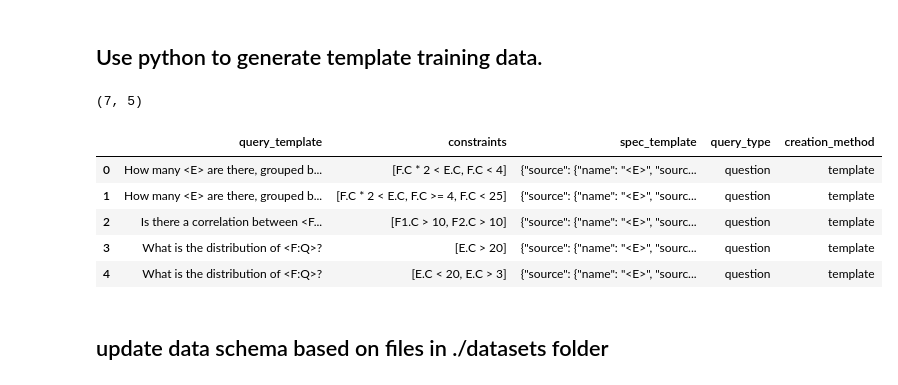
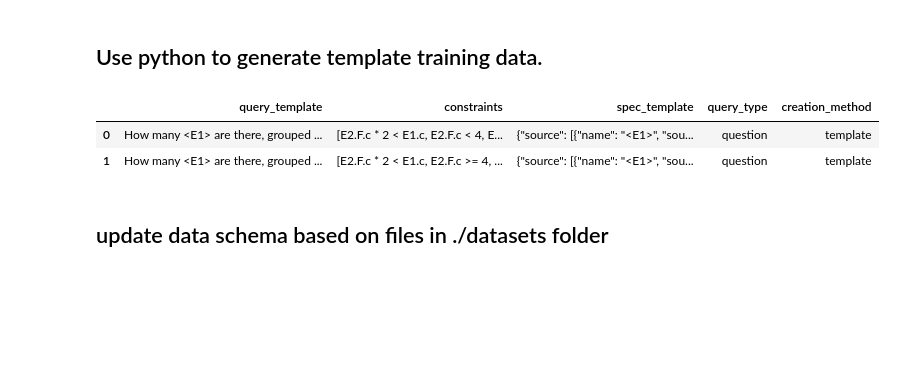
Before and after one commit to skylarwalters/DQVis-Generation, a Jupyter notebook: main.ipynb, the cells around one changed output. Cells and saved outputs as stored; diff of their text form; code cells hidden in the pictures; blank space fills up the shorter version.

Commit message:
add initial functional ER constraints/questions

```diff
--- a/main.ipynb
+++ b/main.ipynb
@@ -23,16 +23,12 @@ sys.path.append('.')
 # %%
 importlib.reload(template_generation)
 df = template_generation.generate()
-print(df.shape)
+template_question_count = df.shape[0]
 df.head()
 # %% [output]
-(7, 5)
 |  | query_template | constraints | spec_template | query_type | creation_method |
-| 0 | How many <E> are there, grouped b... | [F.C * 2 < E.C, F.C < 4] | {"source": {"name": "<E>", "sourc... | question | template |
-| 1 | How many <E> are there, grouped b... | [F.C * 2 < E.C, F.C >= 4, F.C < 25] | {"source": {"name": "<E>", "sourc... | question | template |
-| 2 | Is there a correlation between <F... | [F1.C > 10, F2.C > 10] | {"source": {"name": "<E>", "sourc... | question | template |
-| 3 | What is the distribution of <F:Q>? | [E.C > 20] | {"source": {"name": "<E>", "sourc... | question | template |
-| 4 | What is the distribution of <F:Q>? | [E.C < 20, E.C > 3] | {"source": {"name": "<E>", "sourc... | question | template |
+| 0 | How many <E1> are there, grouped ... | [E2.F.c * 2 < E1.c, E2.F.c < 4, E... | {"source": [{"name": "<E1>", "sou... | question | template |
+| 1 | How many <E1> are there, grouped ... | [E2.F.c * 2 < E1.c, E2.F.c >= 4, ... | {"source": [{"name": "<E1>", "sou... | question | template |
 # %% [markdown]
 ## update data schema based on files in ./datasets folder
 # %%
```
Also changed, not shown: parts of 6 cells of this notebook, 4 other files.
